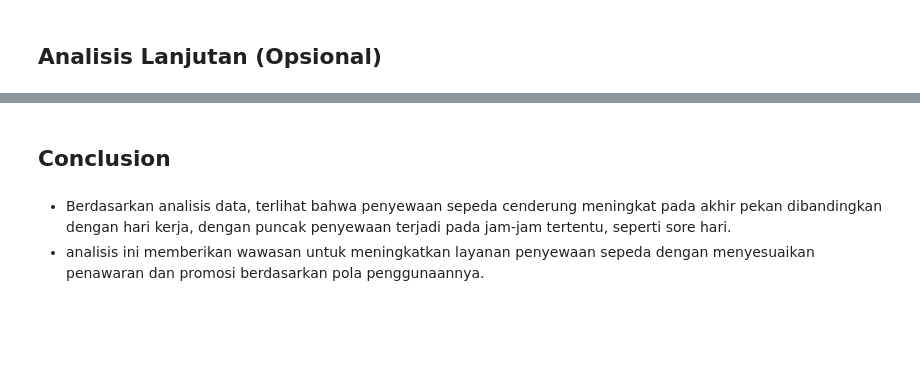
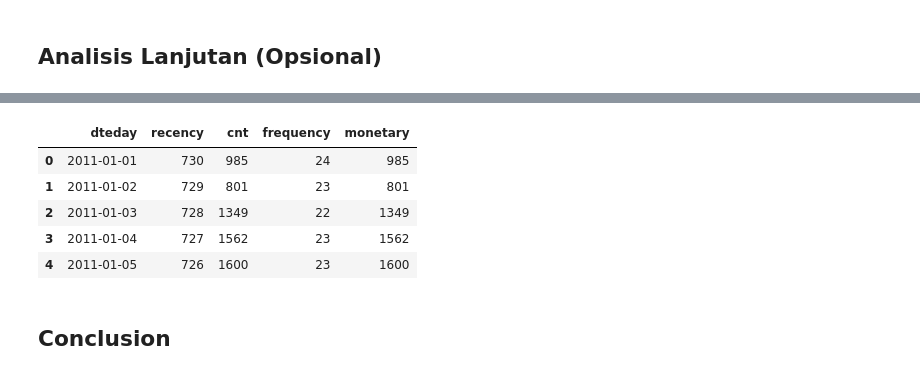
Before and after one commit to MuhammadGynSptr/Dashboard, a Jupyter notebook: Streamlit_py/Proyek_Analisis_Data.ipynb, the cells around one changed output, grey strips where cells are left out. Cells and saved outputs as stored; diff of their text form; code cells hidden in the pictures; blank space fills up the shorter version.

```diff
--- a/Streamlit_py/Proyek_Analisis_Data.ipynb
+++ b/Streamlit_py/Proyek_Analisis_Data.ipynb
@@ -362,5 +390,32 @@ Analisis menggunakan box plot mengungkapkan perbedaan yang signifikan antara jum
+# %%
+import numpy as np
+import pandas as pd
+import matplotlib.pyplot as plt
+import seaborn as sns
+
+csv_file_hour['dteday'] = pd.to_datetime(csv_file_hour['dteday'])
+max_date = csv_file_hour['dteday'].max()
+csv_file_hour['recency'] = (max_date - csv_file_hour['dteday']).dt.days
+
+frequency = csv_file_hour.groupby('dteday').size().reset_index(name='frequency')
+
+monetary = csv_file_hour.groupby('dteday')['cnt'].sum().reset_index(name='monetary')
+
+rfm = csv_file_hour.groupby('dteday').agg({
+    'recency': 'min',
+    'cnt': 'sum'
+}).reset_index()
+
+rfm = pd.merge(rfm, frequency, on='dteday')
+rfm = pd.merge(rfm, monetary, on='dteday')
+
+rfm.head()
+# %% [output]
+|  | dteday | recency | cnt | frequency | monetary |
+| 0 | 2011-01-01 | 730 | 985 | 24 | 985 |
+| 1 | 2011-01-02 | 729 | 801 | 23 | 801 |
+| 2 | 2011-01-03 | 728 | 1349 | 22 | 1349 |
+| 3 | 2011-01-04 | 727 | 1562 | 23 | 1562 |
+| 4 | 2011-01-05 | 726 | 1600 | 23 | 1600 |
 # %% [markdown]
 ## Conclusion
-# %% [markdown]
-- Berdasarkan analisis data, terlihat bahwa penyewaan sepeda cenderung meningkat pada akhir pekan dibandingkan dengan hari kerja, dengan puncak penyewaan terjadi pada jam-jam tertentu, seperti sore hari.
--  analisis ini memberikan wawasan untuk meningkatkan layanan penyewaan sepeda dengan menyesuaikan penawaran dan promosi berdasarkan pola penggunaannya.
```
Also changed, not shown: parts of 14 cells of this notebook, 2 other files.
